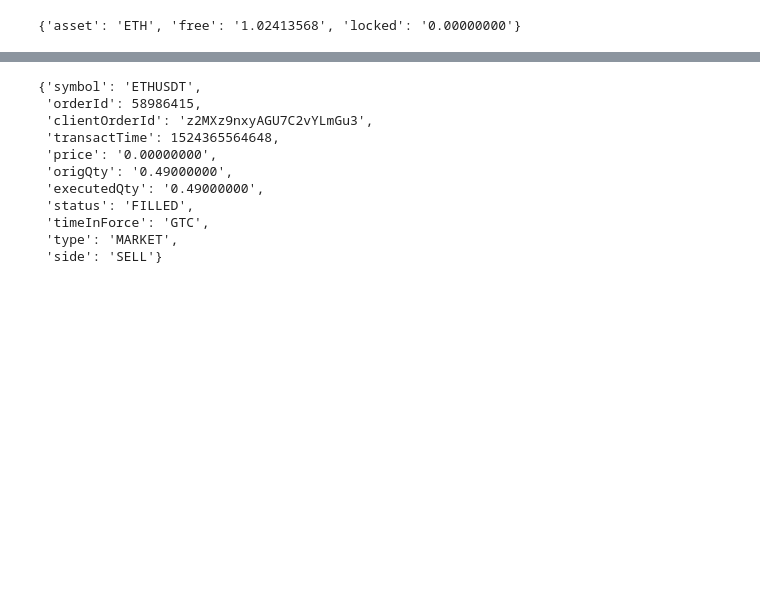
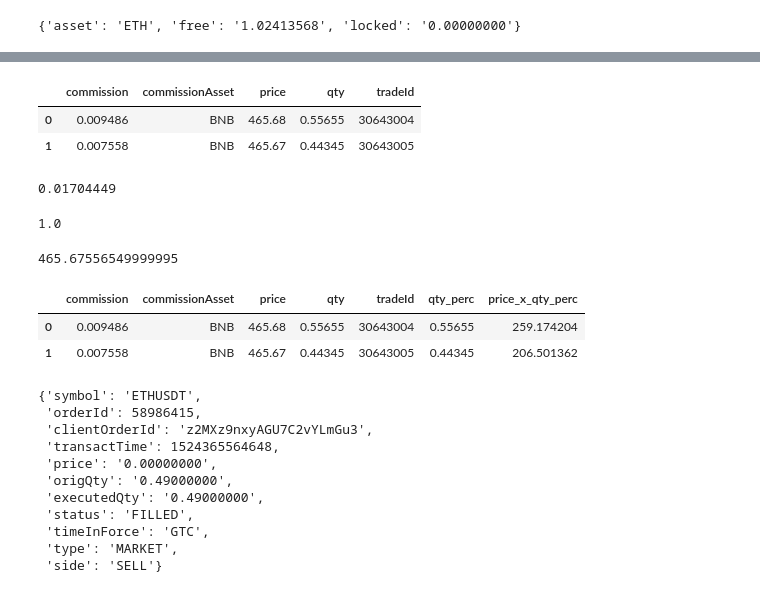
Before and after one commit to ChrisMcPherson/logic_by_loidsig, a Jupyter notebook: notebooks/binance_data_exploration.ipynb, the cells around one changed output, grey strips where cells are left out. Drawn from its saved outputs; the diff is of its cells as text; code cells hidden in the pictures; blank space fills up the shorter version.

Commit message:
Write out buy/sell data

```diff
--- a/notebooks/binance_data_exploration.ipynb
+++ b/notebooks/binance_data_exploration.ipynb
@@ -48,5 +53,7 @@ bnb_client.get_asset_balance(asset='usdt')
 # %%
 order = bnb_client.order_market_sell(
-    symbol='BTCUSDT',
-    quantity=.49)
+    symbol='ETHUSDT',
+    quantity=1
+    ,newOrderRespType='FULL')
+order
 # %% [output]
@@ -54,3 +77,36 @@ BinanceAPIException: APIError(code=-2010): Account has insufficient balance for
+# %%
+fills_df = pd.DataFrame(order['fills'])
+fills_df['commission'] = pd.to_numeric(fills_df['commission'], errors='coerce')
+fills_df['price'] = pd.to_numeric(fills_df['price'], errors='coerce')
+fills_df['qty'] = pd.to_numeric(fills_df['qty'], errors='coerce')
+fills_df
+# %% [output]
+|  | commission | commissionAsset | price | qty | tradeId |
+| 0 | 0.009486 | BNB | 465.68 | 0.55655 | 30643004 |
+| 1 | 0.007558 | BNB | 465.67 | 0.44345 | 30643005 |
+# %%
+total = fills_df['commission'].sum()
+total
+# %% [output]
+0.01704449
+# %%
+total_qty = fills_df['qty'].sum()
+total_qty
+# %% [output]
+1.0
+# %%
+fills_df['qty_perc'] = fills_df['qty'] / total_qty
+fills_df['price_x_qty_perc'] = fills_df['price'] * fills_df['qty_perc']
+avg_price = fills_df['price_x_qty_perc'].sum()
+avg_price
+# %% [output]
+465.67556549999995
+# %%
+fills_df
+# %% [output]
+|  | commission | commissionAsset | price | qty | tradeId | qty_perc | price_x_qty_perc |
+| 0 | 0.009486 | BNB | 465.68 | 0.55655 | 30643004 | 0.55655 | 259.174204 |
+| 1 | 0.007558 | BNB | 465.67 | 0.44345 | 30643005 | 0.44345 | 206.501362 |
 # %%
 order
 # %% [output]
```
Also changed, not shown: parts of 4 cells of this notebook, 11 other files.
